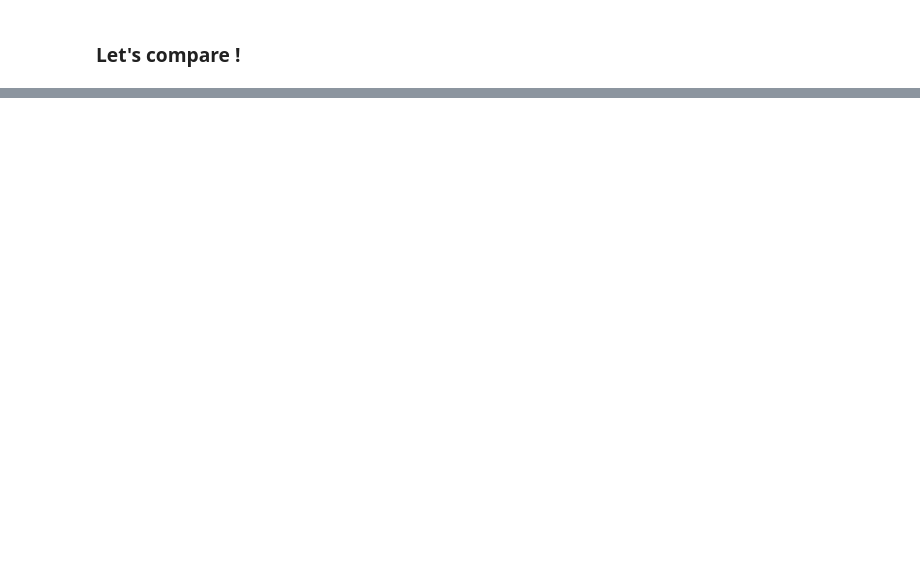
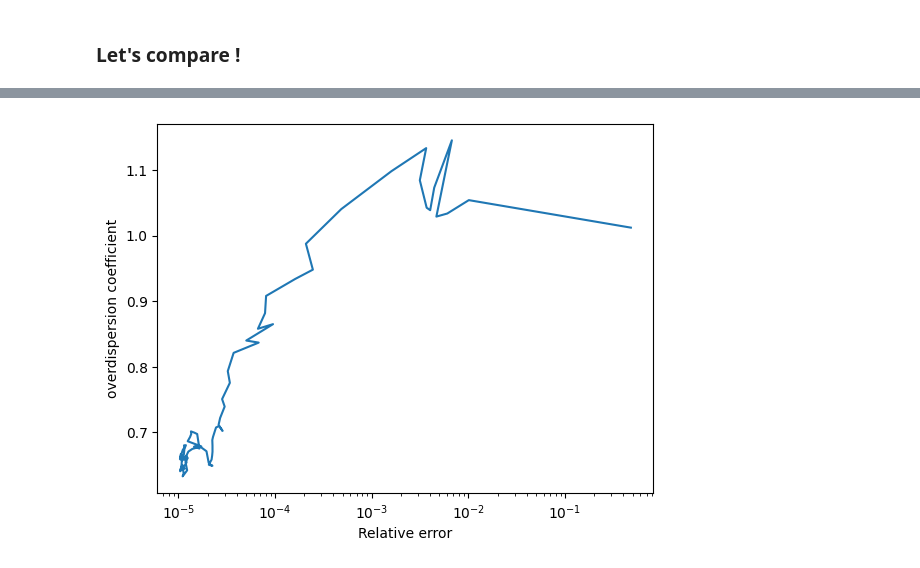
Before and after one commit to NeuralQXLab/importance_sampling_nqs, a Jupyter notebook: notebooks/nitrogen_vmc.ipynb, the cells around one changed output, grey strips where cells are left out. Cells and saved outputs as stored; diff of their text form; code cells hidden in the pictures; blank space fills up the shorter version.

```diff
--- a/notebooks/nitrogen_vmc.ipynb
+++ b/notebooks/nitrogen_vmc.ipynb
@@ -191,0 +175,7 @@ plt.show()
+# %%
+plt.plot(out_psi_auto['rel_err'], out_psi_auto['info']['alpha'][::10])
+plt.xlabel('Relative error')
+plt.ylabel('overdispersion coefficient')
+plt.xscale('log')
+# %% [output]
+[figure, added]
```
Also changed, not shown: parts of 13 cells of this notebook, 6 other files.
